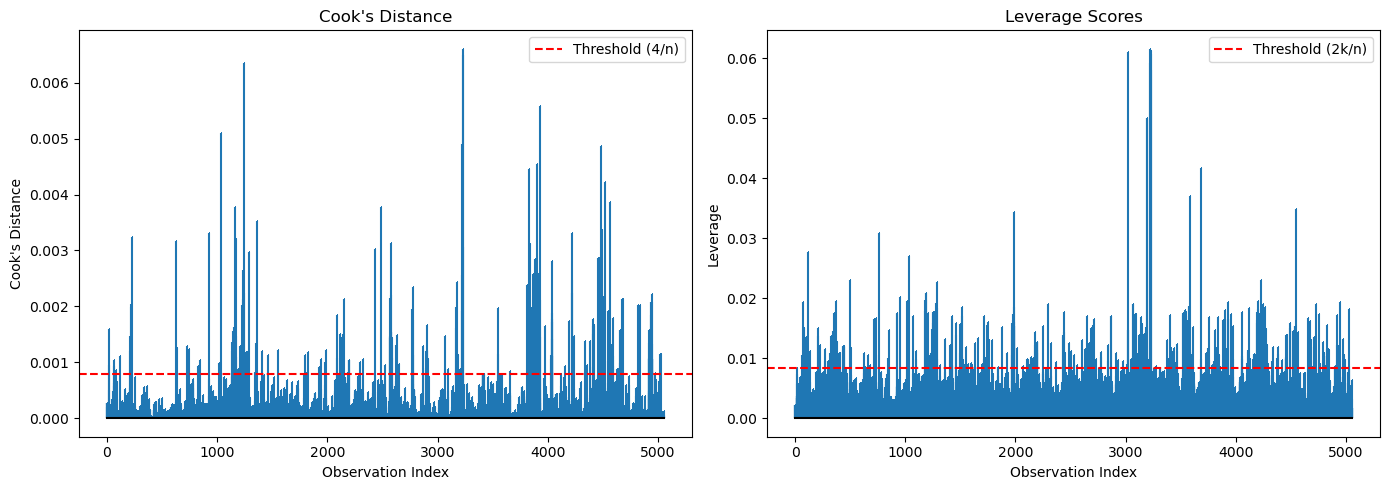
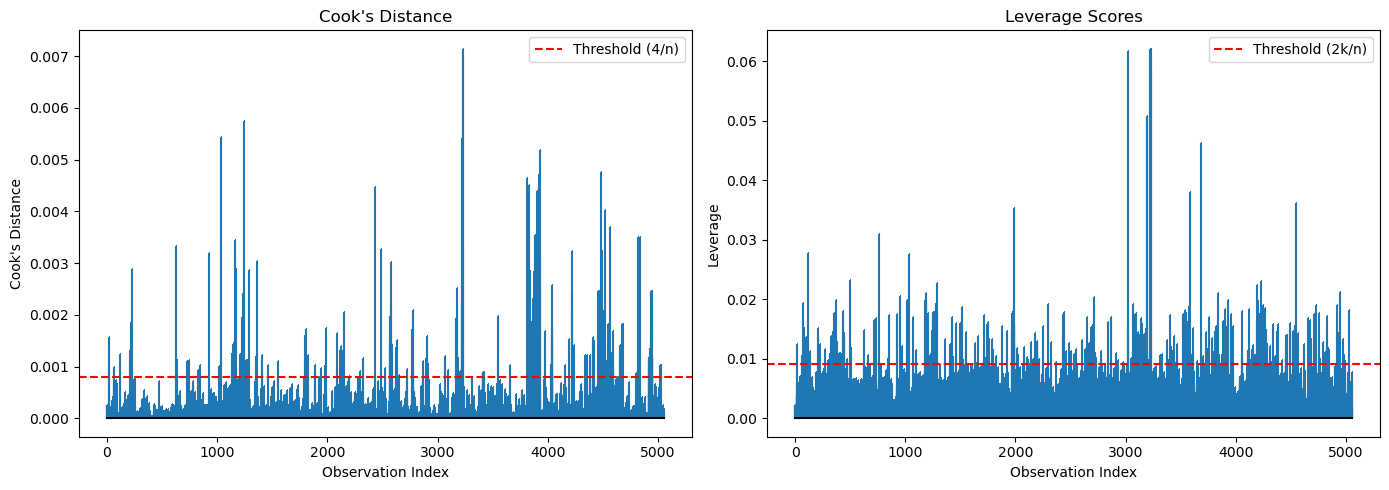
Code edit (unified diff) that turned the first committed figure into the second:
--- before
+++ after
@@ -1,5 +1,5 @@
 
 
-influence = OLSInfluence(m4)
+influence = OLSInfluence(m5)
 cooks_d = influence.cooks_distance[0]
 leverage = influence.hat_matrix_diag
@@ -17,5 +17,5 @@
 # Leverage
 axes[1].stem(range(len(leverage)), leverage, markerfmt=",", linefmt="C0-", basefmt="k-")
-axes[1].axhline(2 * m4.df_model / len(leverage), color='red', linestyle='--', label="Threshold (2k/n)")
+axes[1].axhline(2 * m5.df_model / len(leverage), color='red', linestyle='--', label="Threshold (2k/n)")
 axes[1].set_xlabel("Observation Index")
 axes[1].set_ylabel("Leverage")
@@ -24,3 +24,9 @@
 
 plt.tight_layout()
+plt.savefig(
+    "influence_diagnostics.png",
+    dpi=300,
+    bbox_inches="tight",
+    pad_inches=0.05
+)
 plt.show()

Commit: Final edits.